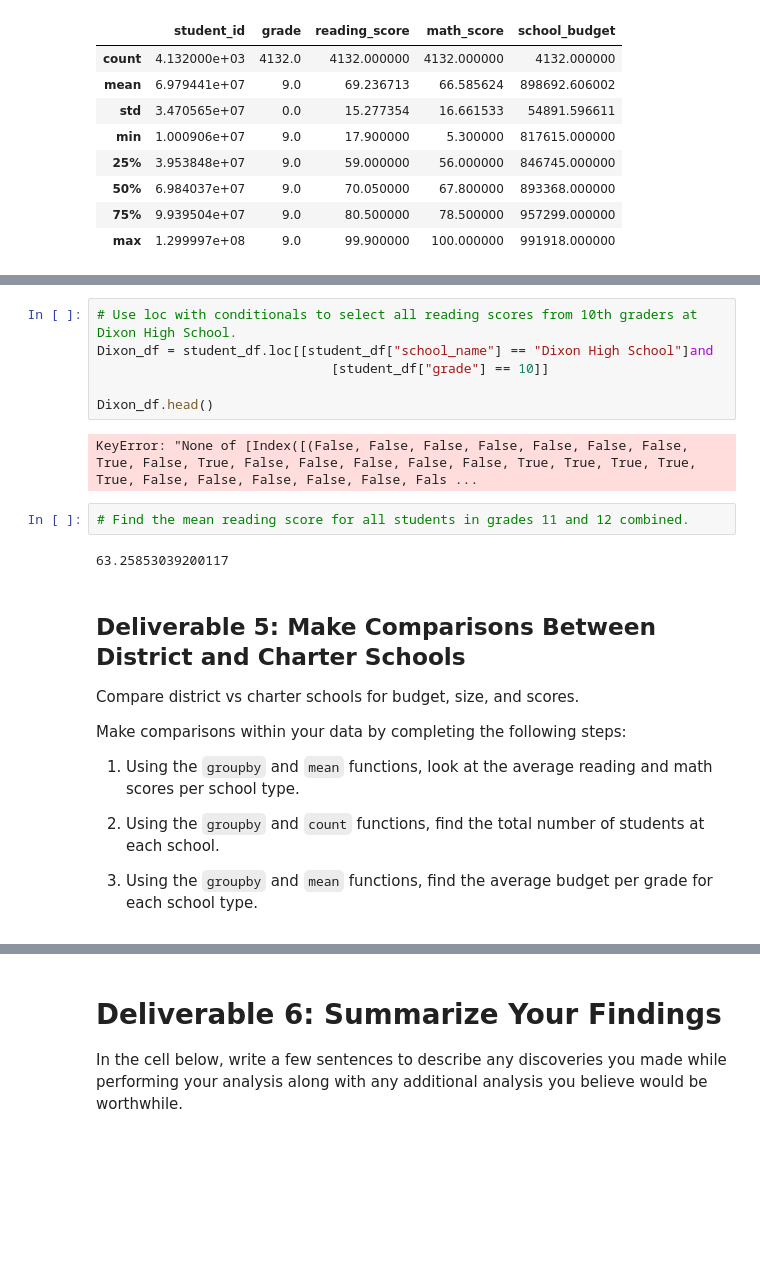
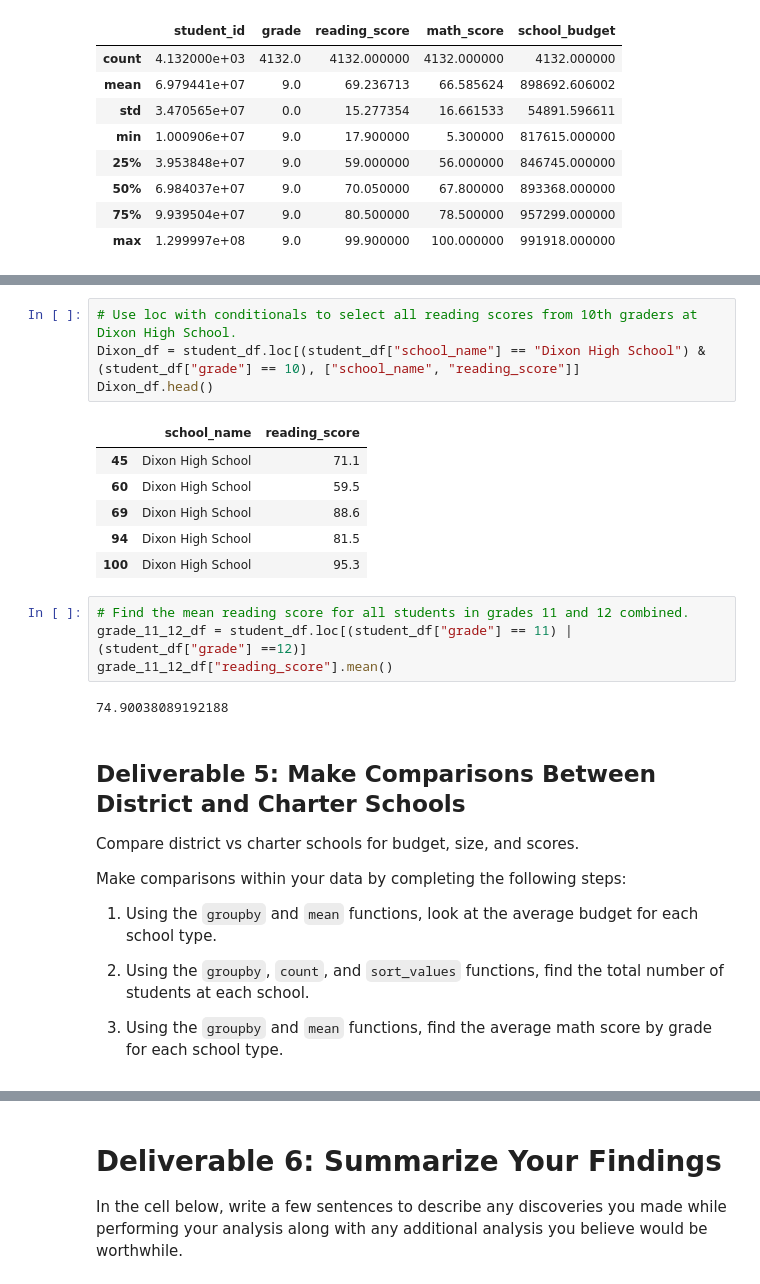
Before and after one commit to kimevans404/School_District_Analysis, a Jupyter notebook: Unsolved/Student_Data_Challenge_Starter_Code.ipynb, the cells around one changed output, grey strips where cells are left out. Saved outputs shown, nothing was run; the diff lists cells and outputs as text; blank space fills up the shorter version.

```diff
--- a/Unsolved/Student_Data_Challenge_Starter_Code.ipynb
+++ b/Unsolved/Student_Data_Challenge_Starter_Code.ipynb
@@ -242,16 +239,21 @@ min_reading_row
 | 3706 | 81758630 | Matthew Thomas | 10 | Dixon High School | 10.5 | 58.4 | Charter | 870334 |
 # %%
 # Use loc with conditionals to select all reading scores from 10th graders at Dixon High School.
-Dixon_df = student_df.loc[[student_df["school_name"] == "Dixon High School"]and
-                              [student_df["grade"] == 10]]
-
+Dixon_df = student_df.loc[(student_df["school_name"] == "Dixon High School") & (student_df["grade"] == 10), ["school_name", "reading_score"]]
 Dixon_df.head()
 # %% [output]
-KeyError: "None of [Index([(False, False, False, False, False, False, False, True, False, True, False, False, False, False, False, True, True, True, True, True, False, False, False, False, False, Fals ...
+|  | school_name | reading_score |
+| 45 | Dixon High School | 71.1 |
+| 60 | Dixon High School | 59.5 |
+| 69 | Dixon High School | 88.6 |
+| 94 | Dixon High School | 81.5 |
+| 100 | Dixon High School | 95.3 |
 # %%
 # Find the mean reading score for all students in grades 11 and 12 combined.
+grade_11_12_df = student_df.loc[(student_df["grade"] == 11) | (student_df["grade"] ==12)]
+grade_11_12_df["reading_score"].mean()
 # %% [output]
-63.25853039200117
+74.90038089192188
 # %% [markdown]
 ## Deliverable 5: Make Comparisons Between District and Charter Schools
 
@@ -259,9 +261,9 @@ Compare district vs charter schools for budget, size, and scores.
 
 Make comparisons within your data by completing the following steps:
 
-1. Using the `groupby` and `mean` functions, look at the average reading and math scores per school type.
+1. Using the `groupby` and `mean` functions, look at the average budget for each school type.
 
-1. Using the `groupby` and `count` functions, find the total number of students at each school.
+1. Using the `groupby`, `count`, and `sort_values` functions, find the total number of students at each school.
 
-2. Using the `groupby` and `mean` functions, find the average budget per grade for each school type.
+2. Using the `groupby` and `mean` functions, find the average math score by grade for each school type.
 # %%
```
Also changed, not shown: parts of 9 cells of this notebook.
